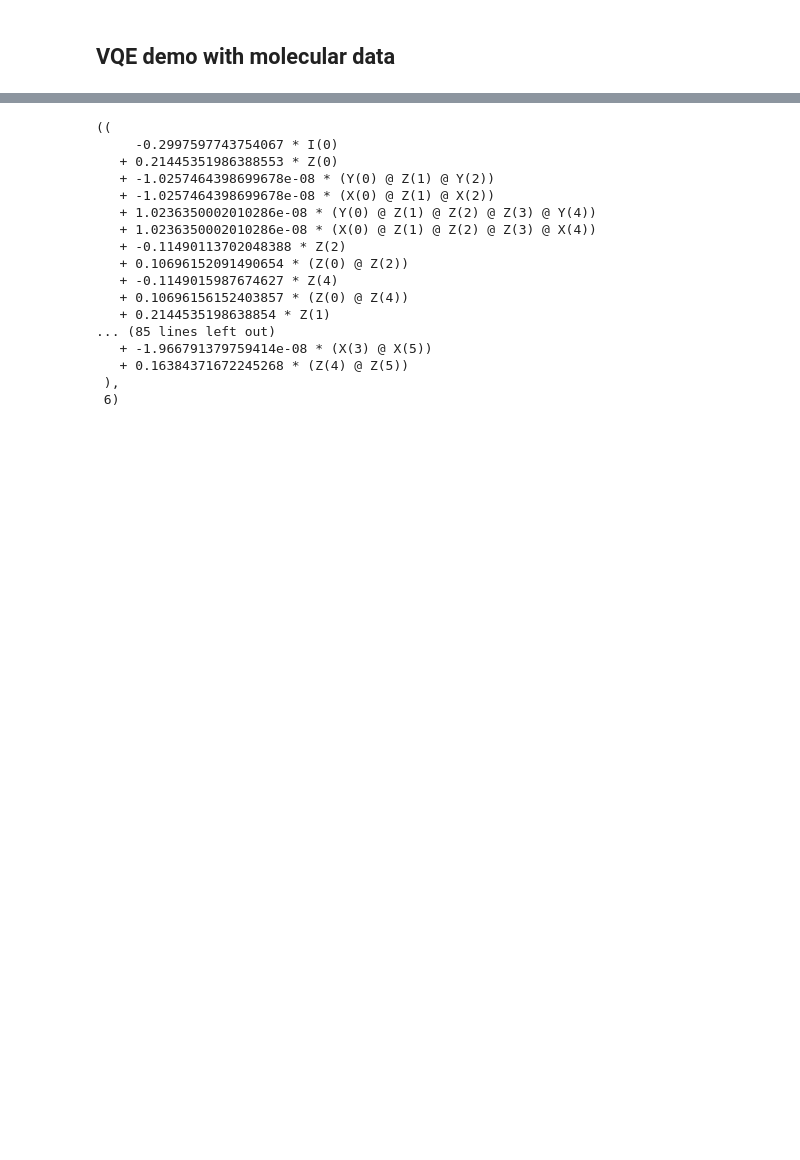
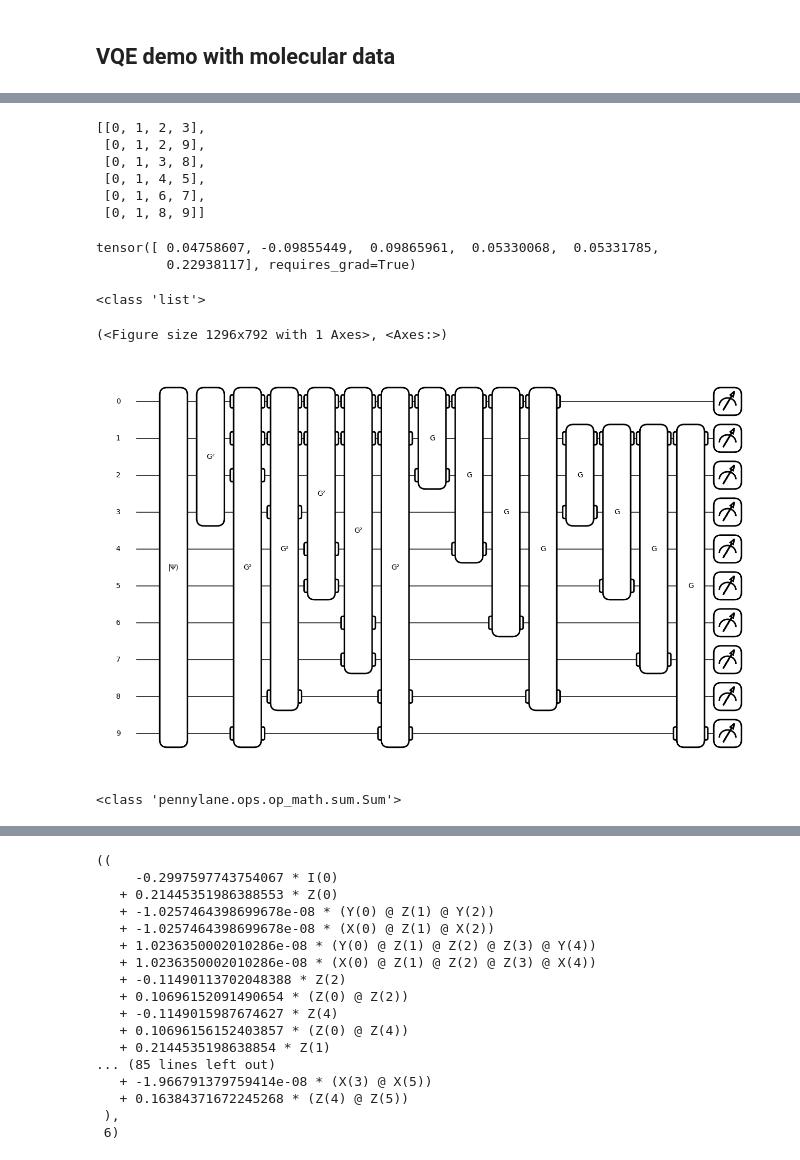
Before and after one commit to HoawenLo/VQE-pennylane-demo, a Jupyter notebook: testing_ground/vqe_pennylane_CH4.ipynb, the cells around one changed output, grey strips where cells are left out. Cells and saved outputs as stored; diff of their text form; code cells hidden in the pictures; blank space fills up the shorter version.

```diff
--- a/testing_ground/vqe_pennylane_CH4.ipynb
+++ b/testing_ground/vqe_pennylane_CH4.ipynb
@@ -14,0 +72,5 @@ from pennylane import numpy as np
+# %%
+hf_state = qml.qchem.hf_state(active_electrons, qubits)
+dev = qml.device("default.qubit", wires=qubits)
+
+print(type(hf_state))
@@ -14,0 +108,53 @@ from pennylane import numpy as np
+# %%
+doubles_select = [doubles[i] for i in range(len(doubles)) if abs(grads[i]) > 1.0e-5]
+doubles_select
+# %% [output]
+[[0, 1, 2, 3],
+ [0, 1, 2, 9],
+ [0, 1, 3, 8],
+ [0, 1, 4, 5],
+ [0, 1, 6, 7],
+ [0, 1, 8, 9]]
+# %%
+opt = qml.GradientDescentOptimizer(stepsize=0.5)
+
+params_doubles = np.zeros(len(doubles_select), requires_grad=True)
+
+for n in range(20):
+    params_doubles = opt.step(cost_fn, params_doubles, excitations=doubles_select)
+# %%
+params_doubles
+# %% [output]
+tensor([ 0.04758607, -0.09855449,  0.09865961,  0.05330068,  0.05331785,
+         0.22938117], requires_grad=True)
+# %%
+print(type(grads))
+# %% [output]
+<class 'list'>
+# %%
+def circuit_2(params, excitations, gates_select, params_select):
+    qml.BasisState(hf_state, wires=range(qubits))
+
+    for i, gate in enumerate(gates_select):
+        if len(gate) == 4:
+            qml.DoubleExcitation(params_select[i], wires=gate)
+        elif len(gate) == 2:
+            qml.SingleExcitation(params_select[i], wires=gate)
+
+    for i, gate in enumerate(excitations):
+        if len(gate) == 4:
+            qml.DoubleExcitation(params[i], wires=gate)
+        elif len(gate) == 2:
+            qml.SingleExcitation(params[i], wires=gate)
+    return qml.expval(H)
+# %%
+params = [0.0] * len(singles)
+
+print(qml.draw_mpl(circuit_2)(params, singles, doubles_select, params_doubles))
+# %% [output]
+(<Figure size 1296x792 with 1 Axes>, <Axes:>)
+[figure, added]
+# %%
+print(type(H))
+# %% [output]
+<class 'pennylane.ops.op_math.sum.Sum'>
```
Also changed, not shown: parts of 12 cells of this notebook, 24 other files.
